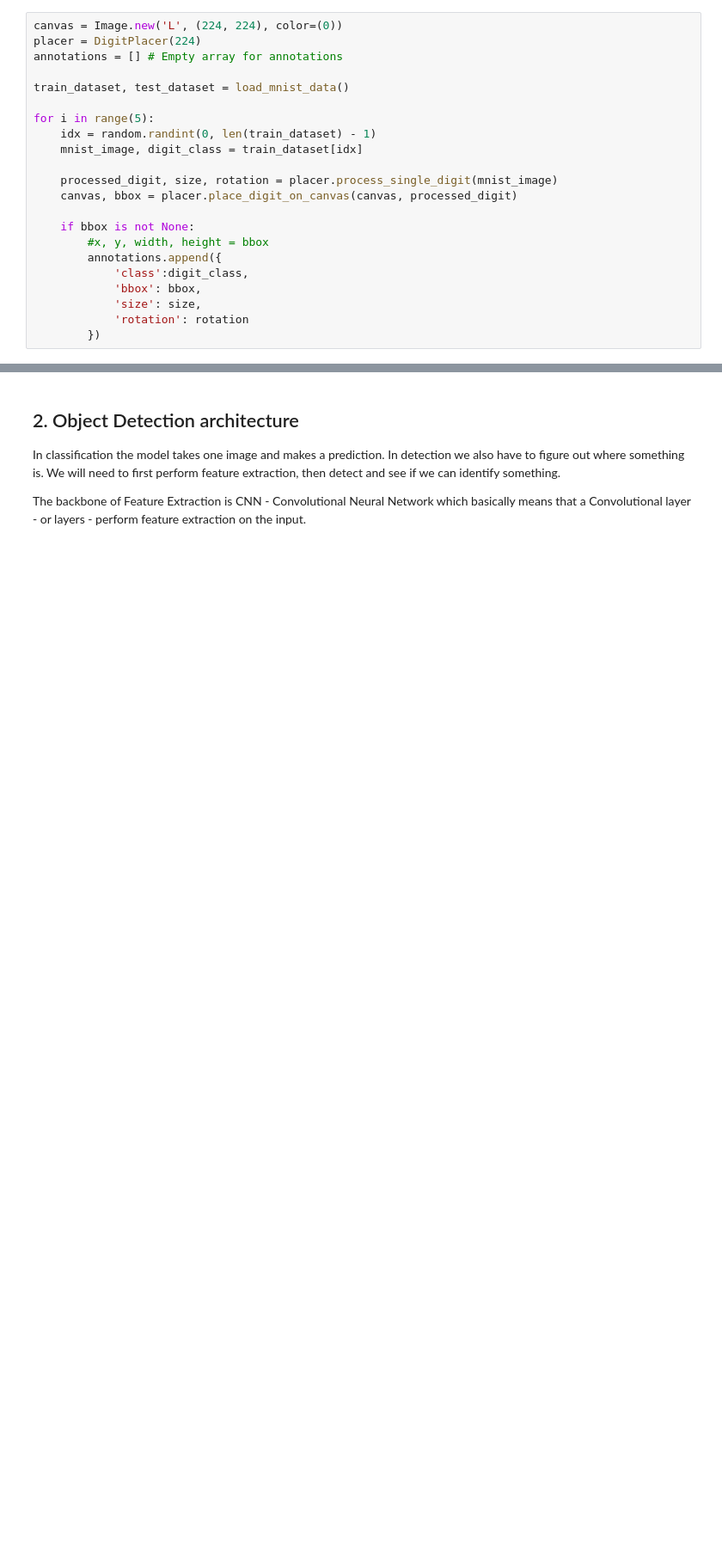
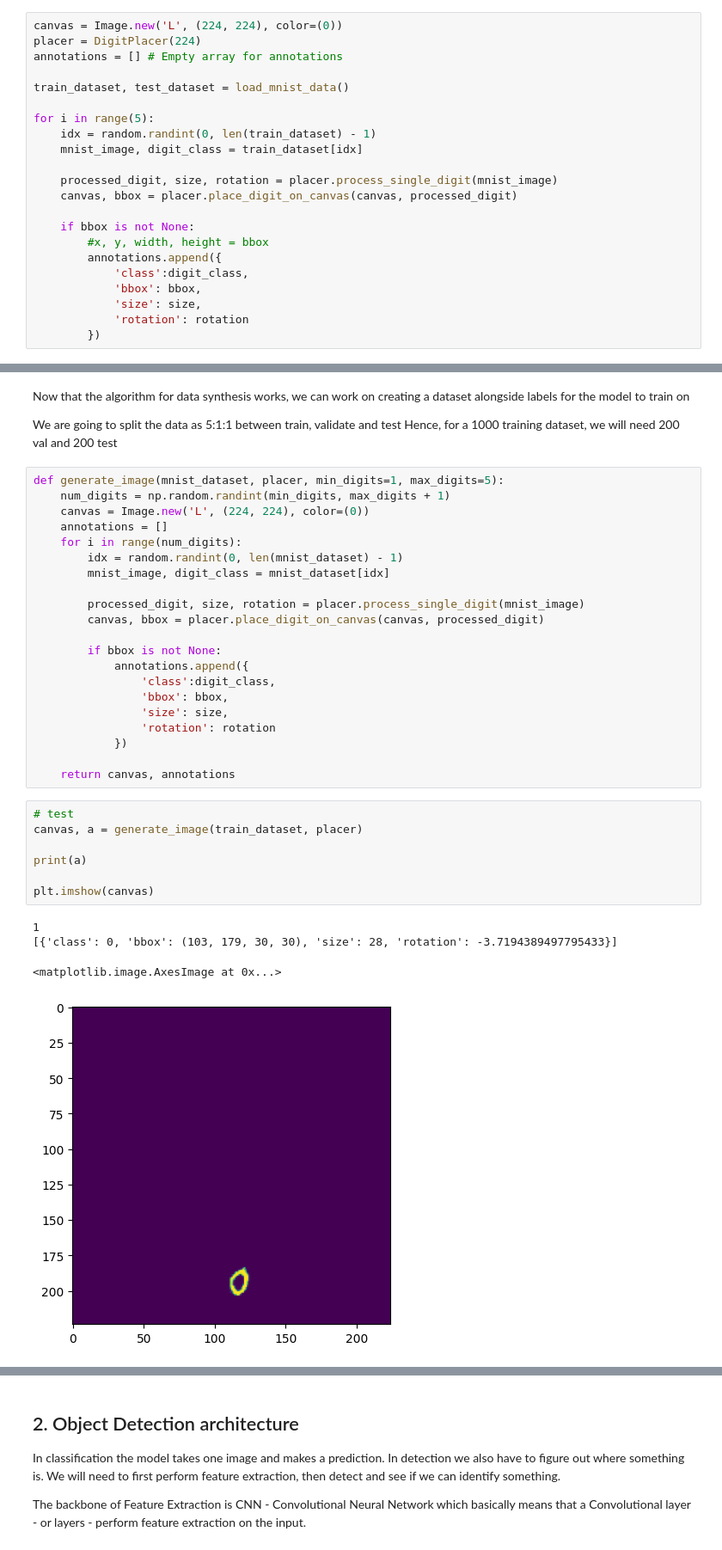
Before and after one commit to FilipposBatistatos/MNIST_ObjectDetection, a Jupyter notebook: detectionandposition.ipynb, the cells around one changed output, grey strips where cells are left out. Shown at 86% size. Drawn from its saved outputs; the diff is of its cells as text; blank space fills up the shorter version.

Commit message:
Data is now loading ;)

```diff
--- a/detectionandposition.ipynb
+++ b/detectionandposition.ipynb
@@ -140,0 +141,38 @@ plt.show()
+# %% [markdown]
+Now that the algorithm for data synthesis works, we can work on creating a dataset alongside labels for the model to train on
+
+We are going to split the data as 5:1:1 between train, validate and test
+Hence, for a 1000 training dataset, we will need 200 val and 200 test
+# %%
+def generate_image(mnist_dataset, placer, min_digits=1, max_digits=5):
+    num_digits = np.random.randint(min_digits, max_digits + 1)
+    canvas = Image.new('L', (224, 224), color=(0))
+    annotations = []
+    for i in range(num_digits):
+        idx = random.randint(0, len(mnist_dataset) - 1)
+        mnist_image, digit_class = mnist_dataset[idx]
+
+        processed_digit, size, rotation = placer.process_single_digit(mnist_image)
+        canvas, bbox = placer.place_digit_on_canvas(canvas, processed_digit)
+
+        if bbox is not None:
+            annotations.append({
+                'class':digit_class,
+                'bbox': bbox,
+                'size': size,
+                'rotation': rotation
+            })
+
+    return canvas, annotations
+# %%
+# test
+canvas, a = generate_image(train_dataset, placer)
+
+print(a)
+
+plt.imshow(canvas)
+# %% [output]
+1
+[{'class': 0, 'bbox': (103, 179, 30, 30), 'size': 28, 'rotation': -3.7194389497795433}]
+<matplotlib.image.AxesImage at 0x...>
+[figure, added]
```
Also changed, not shown: parts of 11 cells of this notebook.
